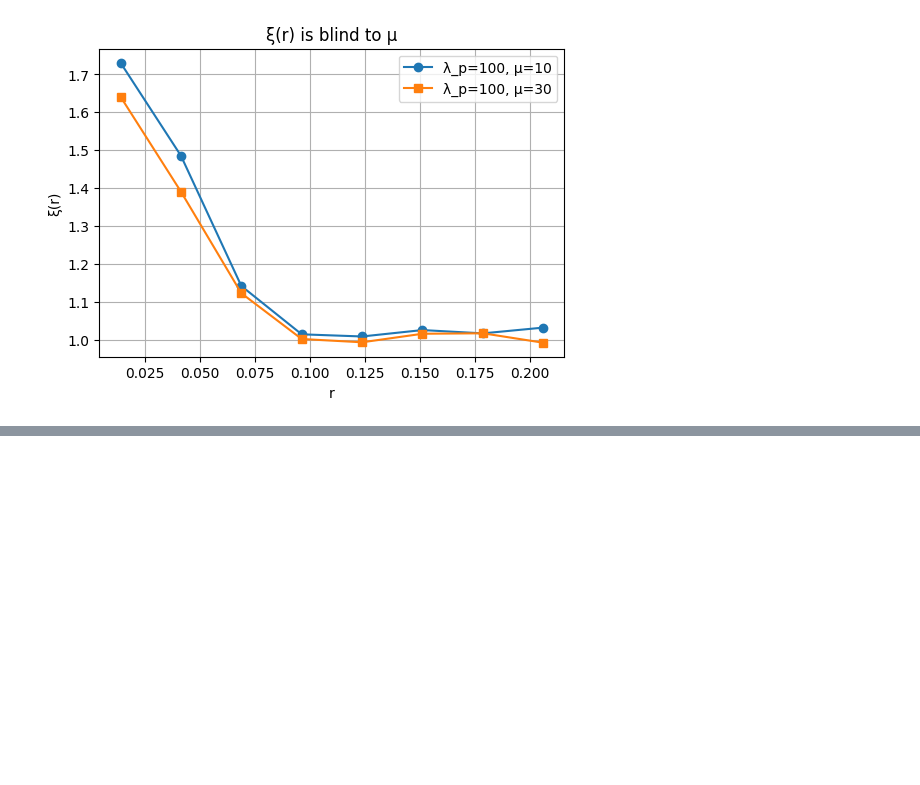
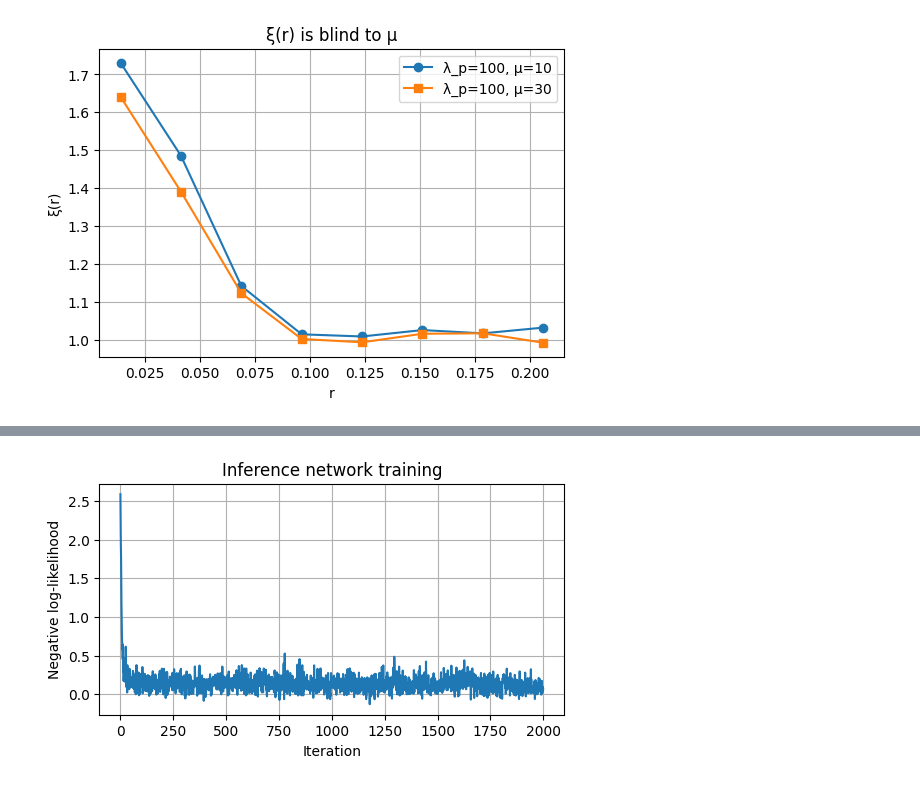
Before and after one commit to mazapataa/NNbasic, a Jupyter notebook: final_project/poc_notebook.ipynb, the cells around one changed output, grey strips where cells are left out. Saved outputs shown, nothing was run; the diff lists cells and outputs as text; code cells hidden in the pictures; blank space fills up the shorter version.

```diff
--- a/final_project/poc_notebook.ipynb
+++ b/final_project/poc_notebook.ipynb
@@ -75,0 +113,11 @@ plt.show()
+# %%
+infer = core.InferenceNetwork(point_dim=2, n_params=2, hidden=128)
+inf_losses = core.train_inference_network(infer, flow, rng, n_iter=2000,
+                                          batch_size=64, device=DEVICE)
+
+plt.figure(figsize=(6, 3))
+plt.plot(inf_losses)
+plt.xlabel('Iteration'); plt.ylabel('Negative log‑likelihood')
+plt.title('Inference network training'); plt.grid(True)
+plt.show()
+# %% [output]
@@ -75,0 +128 @@ plt.show()
+[figure, added]
```
Also changed, not shown: parts of 6 cells of this notebook.
